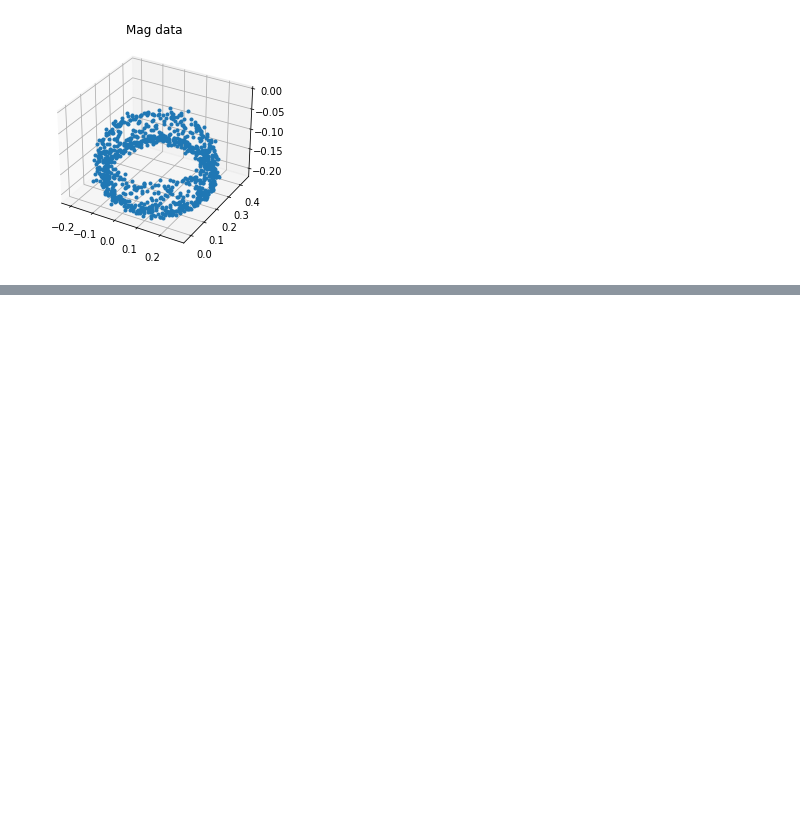
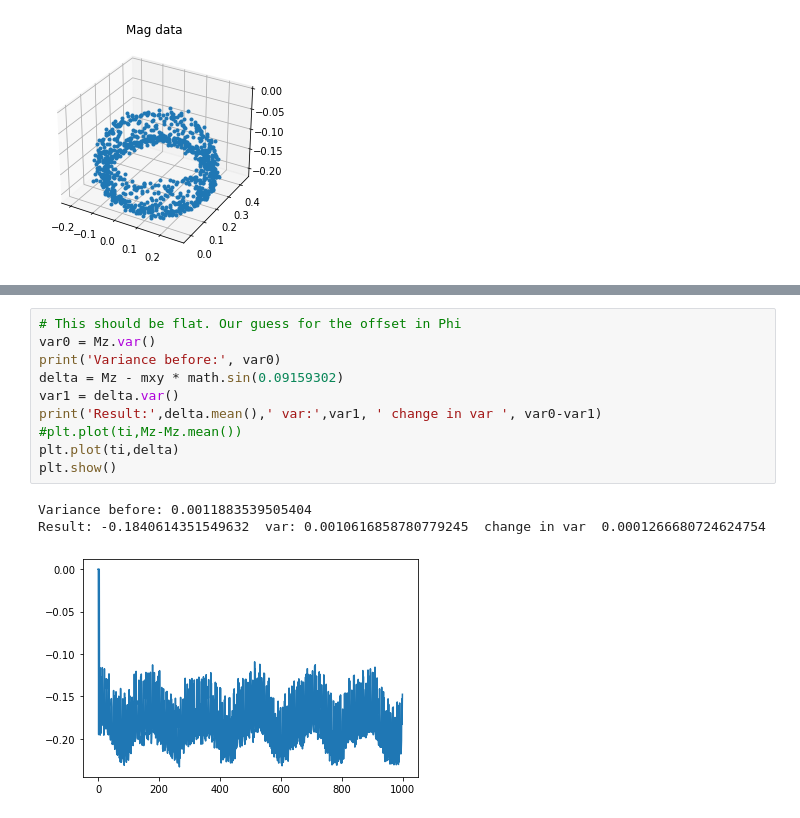
Before and after one commit to clirakis/Jupyter, a Jupyter notebook: MagSensor/FitMag.ipynb, the cells around one changed output, grey strips where cells are left out. Saved outputs shown, nothing was run; the diff lists cells and outputs as text; blank space fills up the shorter version.

```diff
--- a/MagSensor/FitMag.ipynb
+++ b/MagSensor/FitMag.ipynb
@@ -96,0 +124,14 @@ Optimization terminated successfully.
+# %%
+# This should be flat. Our guess for the offset in Phi
+var0 = Mz.var()
+print('Variance before:', var0)
+delta = Mz - mxy * math.sin(0.09159302)
+var1 = delta.var()
+print('Result:',delta.mean(),' var:',var1, ' change in var ', var0-var1)
+#plt.plot(ti,Mz-Mz.mean())
+plt.plot(ti,delta)
+plt.show()
+# %% [output]
+Variance before: 0.0011883539505404
+Result: -0.1840614351549632  var: 0.0010616858780779245  change in var  0.0001266680724624754
+[figure, added]
```
Also changed, not shown: parts of 20 cells of this notebook.
